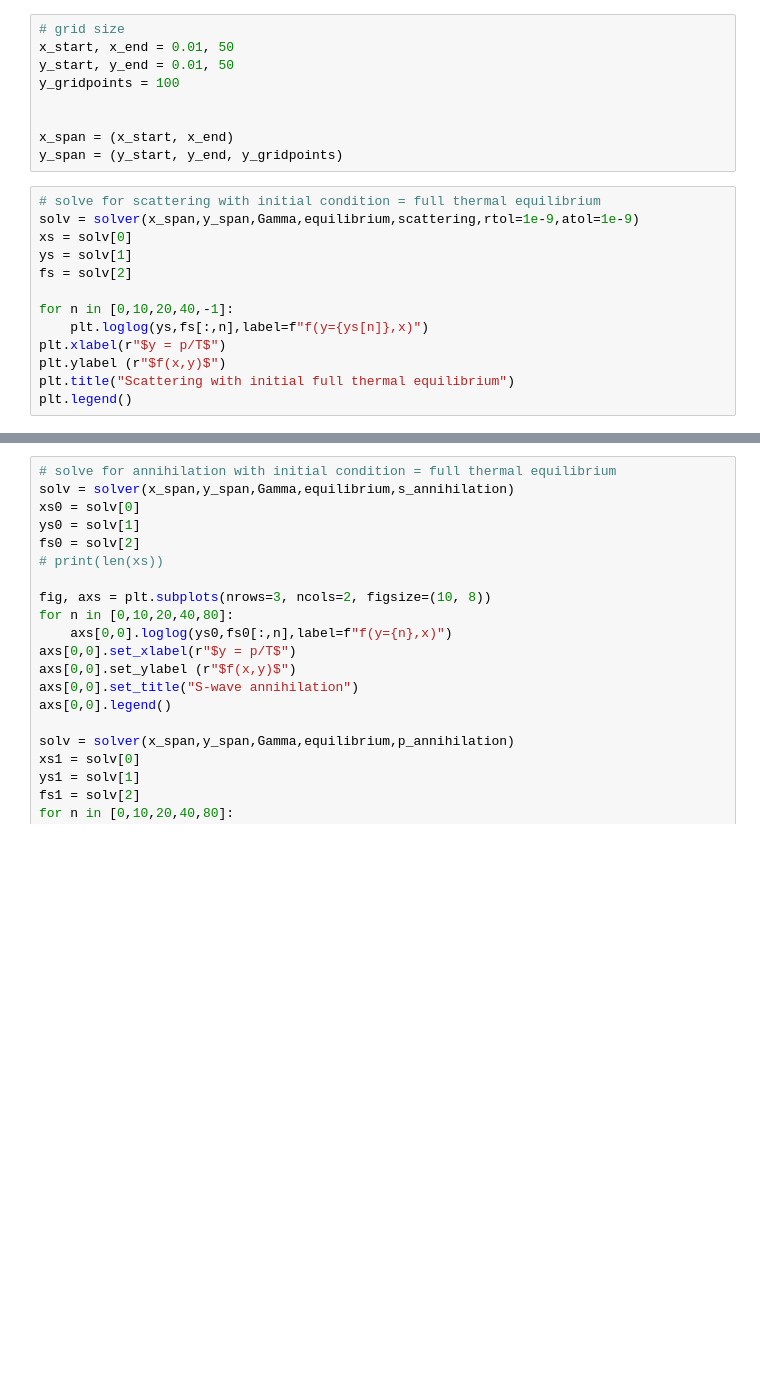
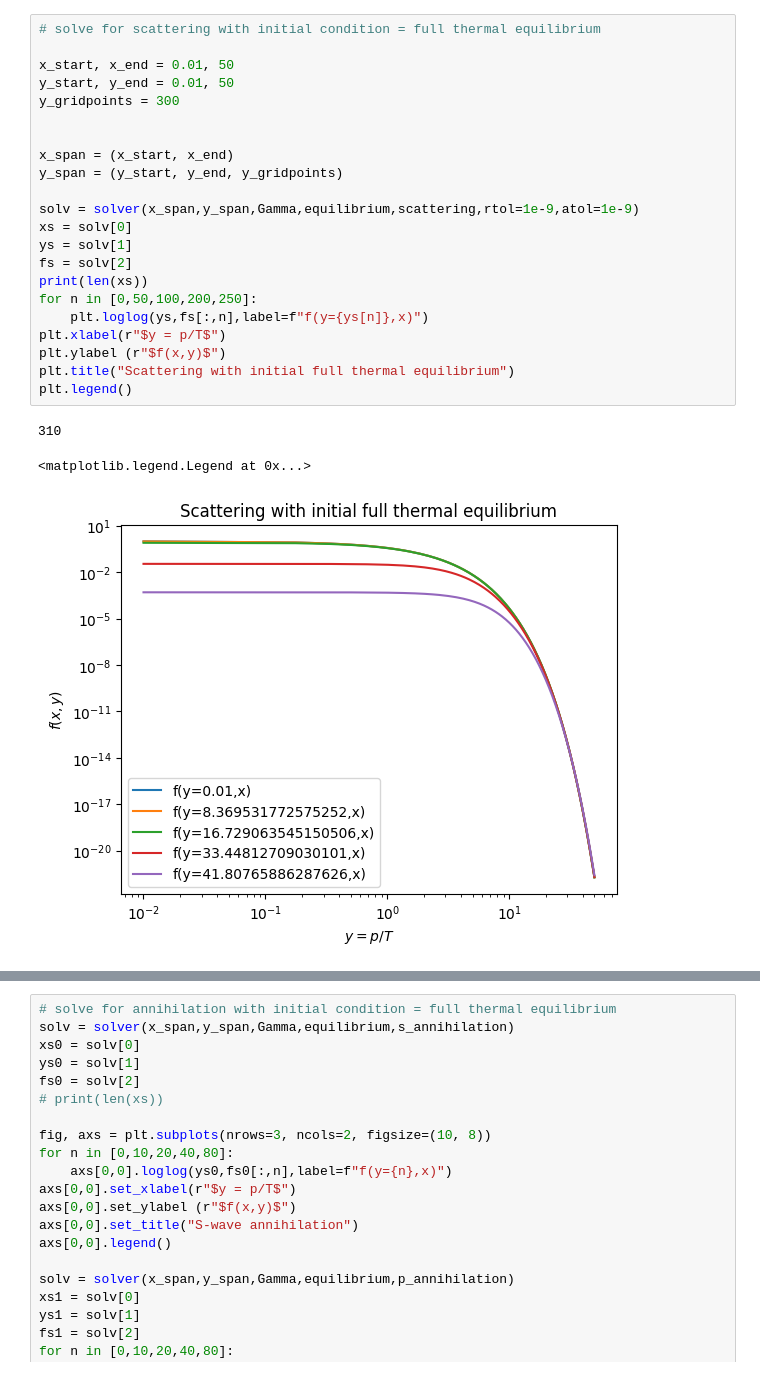
Before and after one commit to TobiasWasheim/master_thesis, a Jupyter notebook: mainCode.ipynb, the cells around one changed output, grey strips where cells are left out. Drawn from its saved outputs; the diff is of its cells as text; blank space fills up the shorter version.

```diff
--- a/mainCode.ipynb
+++ b/mainCode.ipynb
@@ -133,25 +150,29 @@ fig.tight_layout()
-# %%
-# grid size
-x_start, x_end = 0.01, 50
-y_start, y_end = 0.01, 50
-y_gridpoints = 100
-
-
-x_span = (x_start, x_end)
-y_span = (y_start, y_end, y_gridpoints)
 # %%
 # solve for scattering with initial condition = full thermal equilibrium
+
+x_start, x_end = 0.01, 50
+y_start, y_end = 0.01, 50
+y_gridpoints = 300
+
+
+x_span = (x_start, x_end)
+y_span = (y_start, y_end, y_gridpoints)
+
 solv = solver(x_span,y_span,Gamma,equilibrium,scattering,rtol=1e-9,atol=1e-9)
 xs = solv[0]
 ys = solv[1]
 fs = solv[2]
-
-for n in [0,10,20,40,-1]:
+print(len(xs))
+for n in [0,50,100,200,250]:
     plt.loglog(ys,fs[:,n],label=f"f(y={ys[n]},x)")
 plt.xlabel(r"$y = p/T$")
 plt.ylabel (r"$f(x,y)$")
 plt.title("Scattering with initial full thermal equilibrium")
 plt.legend()
+# %% [output]
+310
+<matplotlib.legend.Legend at 0x...>
+[figure, added]
 # %%
 # solve for scattering with initial condition = random distribution
 y_min = 0.01
```
Also changed, not shown: parts of 8 cells of this notebook, 2 other files.
